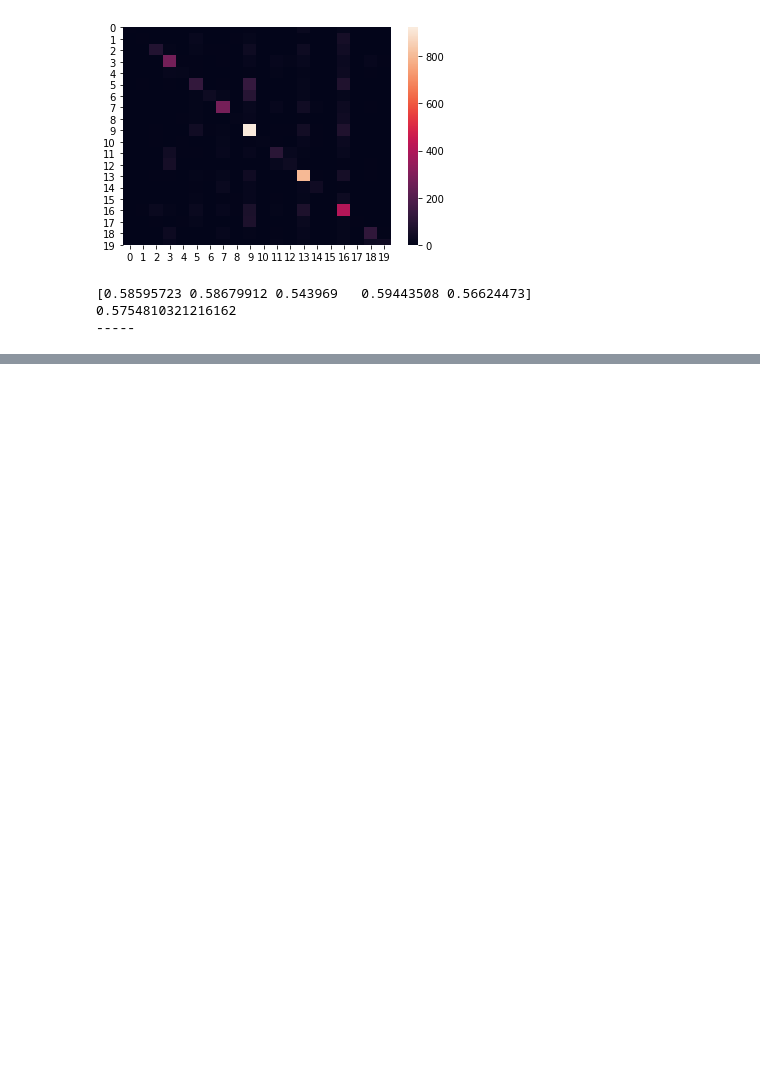
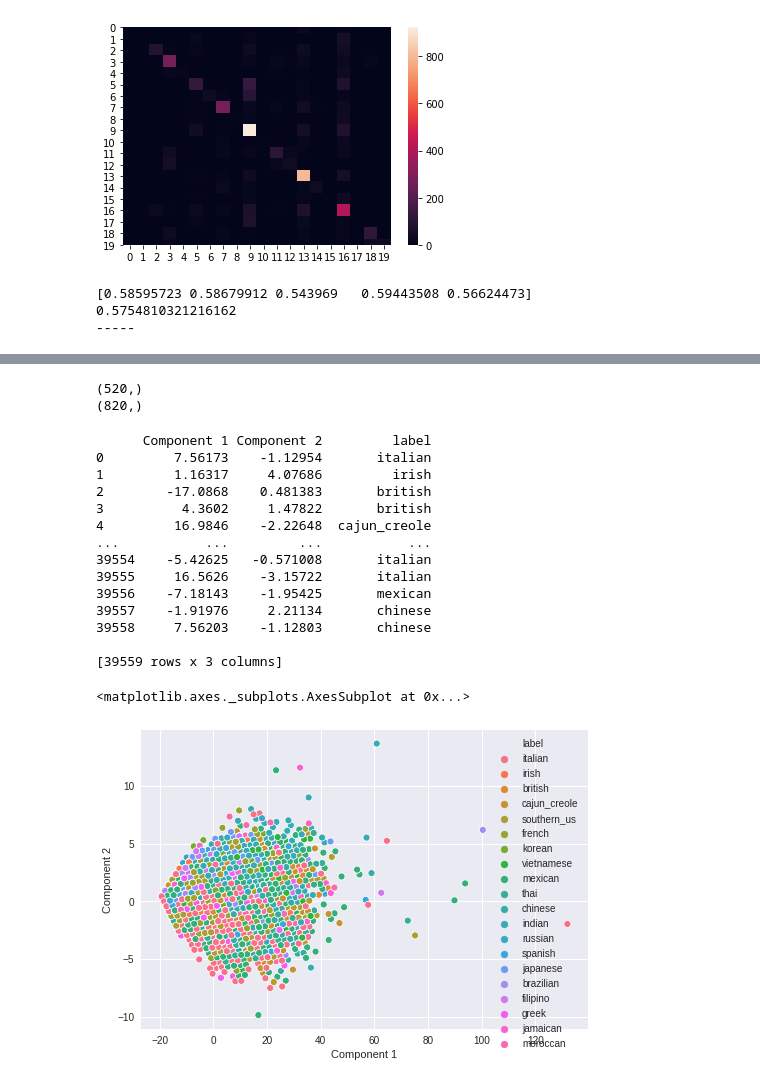
Before and after one commit to rahul13ramesh/cis520-dataset, a Jupyter notebook: CIS520_Project.ipynb, the cells around one changed output, grey strips where cells are left out. Saved outputs shown, nothing was run; the diff lists cells and outputs as text; code cells hidden in the pictures; blank space fills up the shorter version.

```diff
--- a/CIS520_Project.ipynb
+++ b/CIS520_Project.ipynb
@@ -932,0 +1040,25 @@ RFC Accuracy 0.5569598921469497
+# %%
+def merge_word2vec(train_rep_old, word2vec_rep):
+    merged_dat = []
+    for i in range(len(train_rep_old)):
+        merged_dat.append(np.concatenate((np.array(train_rep_old[i]), word2vec_rep[i])))
+    return np.array(merged_dat)
+
+def merge_representation(train_features, vectorized_text):
+    merged_dat = []
+    for i in range(len(train_features)):
+        merged_dat.append(np.concatenate((np.array(train_features[i][:-1]), vectorized_text[i])))
+    return np.array(merged_dat)
+
+train_rep, test_rep, binarizer = generate_tf_idf(processed_train_features, processed_test_features,
+                                                 bin=False, ngrammax=2,
+                                                 use_idf=True, smooth_idf=False, sublinear_tf=True)
+
+train_rep = merge_representation(processed_train_features, train_rep.toarray())
+train_rep2 = merge_word2vec(train_rep, word_rep)
+# %%
+print(train_rep[0].shape)
+print(train_rep2[0].shape)
+# %% [output]
+(520,)
+(820,)
@@ -932,0 +1069,31 @@ RFC Accuracy 0.5569598921469497
+# %%
+pca = PCA(n_components=2)
+tsne = TSNE(n_components=2)
+# %%
+two_comp = np.array(pca.fit_transform(train_rep))
+ind = list(range(len(two_comp)))
+np.random.shuffle(ind)
+# ind = ind[0:10000]
+subsetlabel = [processed_train_target[i] for i in ind]
+dat = pd.DataFrame([two_comp[ind, 0], two_comp[ind, 1], subsetlabel]).T
+dat.columns = ["Component 1", "Component 2", "label"]
+print(dat)
+sns.scatterplot(x="Component 1", y="Component 2", hue="label", data=dat)
+# plt.scatter(two_comp[ind, 0], two_comp[ind, 1])
+# %% [output]
+      Component 1 Component 2         label
+0         7.56173    -1.12954       italian
+1         1.16317     4.07686         irish
+2        -17.0868    0.481383       british
+3          4.3602     1.47822       british
+4         16.9846    -2.22648  cajun_creole
+...           ...         ...           ...
+39554    -5.42625   -0.571008       italian
+39555     16.5626    -3.15722       italian
+39556    -7.18143    -1.95425       mexican
+39557    -1.91976     2.21134       chinese
+39558     7.56203    -1.12803       chinese
+
+[39559 rows x 3 columns]
+<matplotlib.axes._subplots.AxesSubplot at 0x...>
+[figure, added]
```
Also changed, not shown: parts of 22 cells of this notebook.
